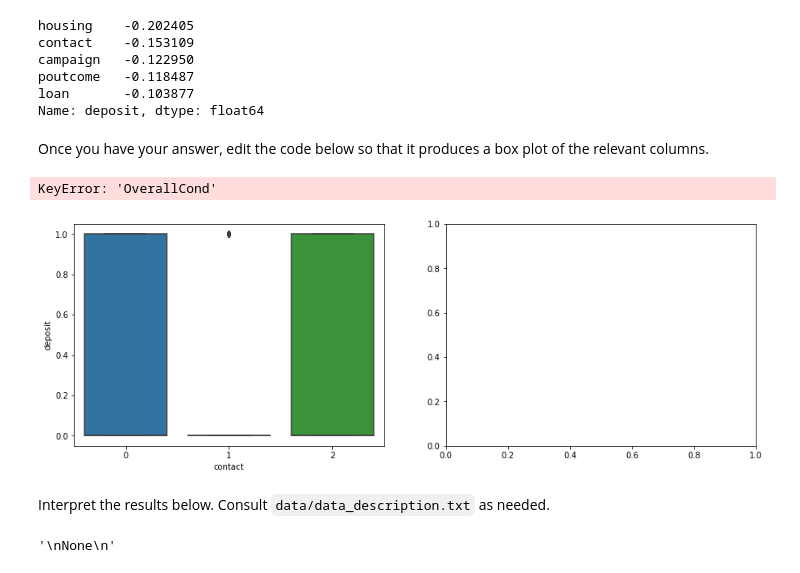
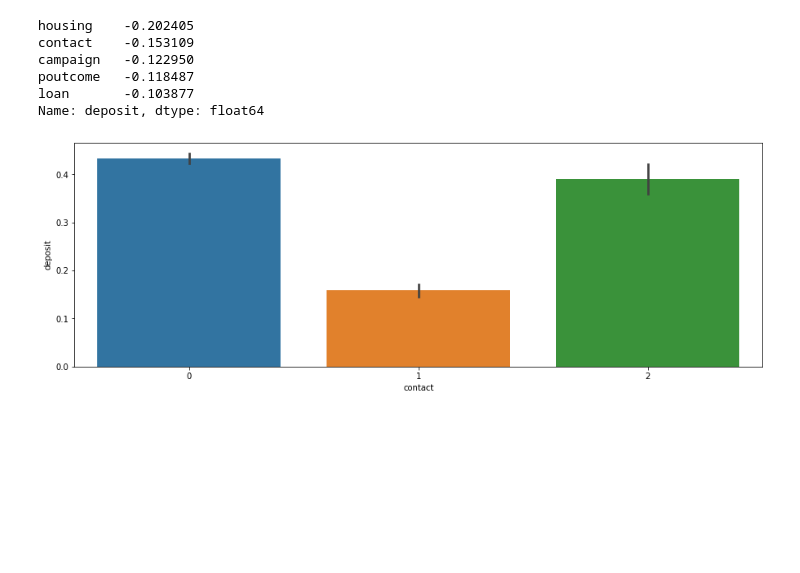
Before and after one commit to JMurage/Bank-term-deposit, a Jupyter notebook: index.ipynb, the cells around one changed output. Cells and saved outputs as stored; diff of their text form; code cells hidden in the pictures; blank space fills up the shorter version.

```diff
--- a/index.ipynb
+++ b/index.ipynb
@@ -791,44 +797,20 @@ campaign   -0.122950
 poutcome   -0.118487
 loan       -0.103877
 Name: deposit, dtype: float64
-# %% [markdown]
-Once you have your answer, edit the code below so that it produces a box plot of the relevant columns.
 # %%
-# Replace None with appropriate code
 
-import seaborn as sns
+fig, ax1 = plt.subplots(figsize=(15,5))
 
-fig, (ax1, ax2) = plt.subplots(ncols=2, figsize=(15,5))
-
-# Plot distribution of column with highest correlation
-sns.boxplot(
-    x=df["duration"],
+# Plot distribution of column with most negative correlation
+sns.barplot(
+    x=df["contact"],
     y=df["deposit"],
     ax=ax1
-)
-# Plot distribution of column with most negative correlation
-sns.boxplot(
-    x=df["contact"],
-    y=df["deposit"],
-    ax=ax2
 )
 
 # Customize labels
 ax1.set_title(None)
-ax1.set_xlabel(None)
-ax1.set_ylabel("Sale Price")
-ax2.set_title(None)
-ax2.set_xlabel(None)
-ax2.set_ylabel("Sale Price");
+ax1.set_xlabel("contact")
+ax1.set_ylabel("deposit");
 # %% [output]
-KeyError: 'OverallCond'
-[figure, old version]
+[figure, new version]
-# %% [markdown]
-Interpret the results below. Consult `data/data_description.txt` as needed.
-# %%
-# Replace None with appropriate text
-"""
-None
-"""
-# %% [output]
-'\nNone\n'
```
Also changed, not shown: parts of 16 cells of this notebook, 1 other file.
